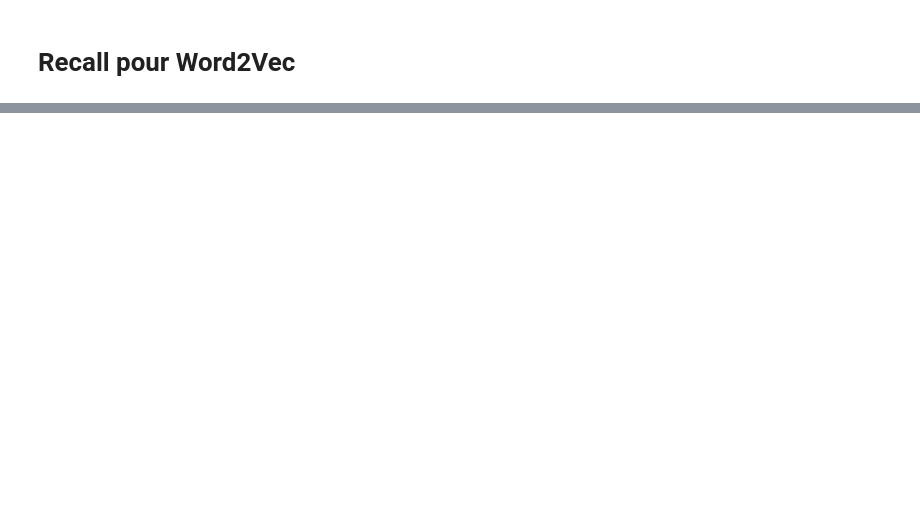
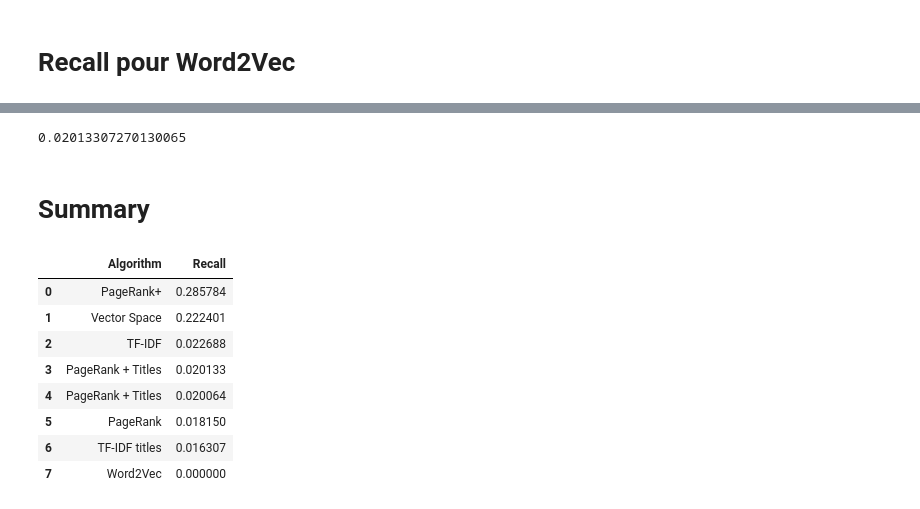
Before and after one commit to clementbernardd/LOG6308, a Jupyter notebook: TP2/TP2_groupe7.ipynb, the cells around one changed output, grey strips where cells are left out. Cells and saved outputs as stored; diff of their text form; code cells hidden in the pictures; blank space fills up the shorter version.

```diff
--- a/TP2/TP2_groupe7.ipynb
+++ b/TP2/TP2_groupe7.ipynb
@@ -847,0 +930,6 @@ get_recall(fn_recommendations_tfidf, args)
+# %%
+score_models['PageRank + Titles']
+# %% [output]
+0.02013307270130065
+# %% [markdown]
+# Summary
@@ -847,0 +948,12 @@ get_recall(fn_recommendations_tfidf, args)
+# %%
+df
+# %% [output]
+|  | Algorithm | Recall |
+| 0 | PageRank+ | 0.285784 |
+| 1 | Vector Space | 0.222401 |
+| 2 | TF-IDF | 0.022688 |
+| 3 | PageRank + Titles | 0.020133 |
+| 4 | PageRank + Titles | 0.020064 |
+| 5 | PageRank | 0.018150 |
+| 6 | TF-IDF titles | 0.016307 |
+| 7 | Word2Vec | 0.000000 |
```
Also changed, not shown: parts of 39 cells of this notebook.
